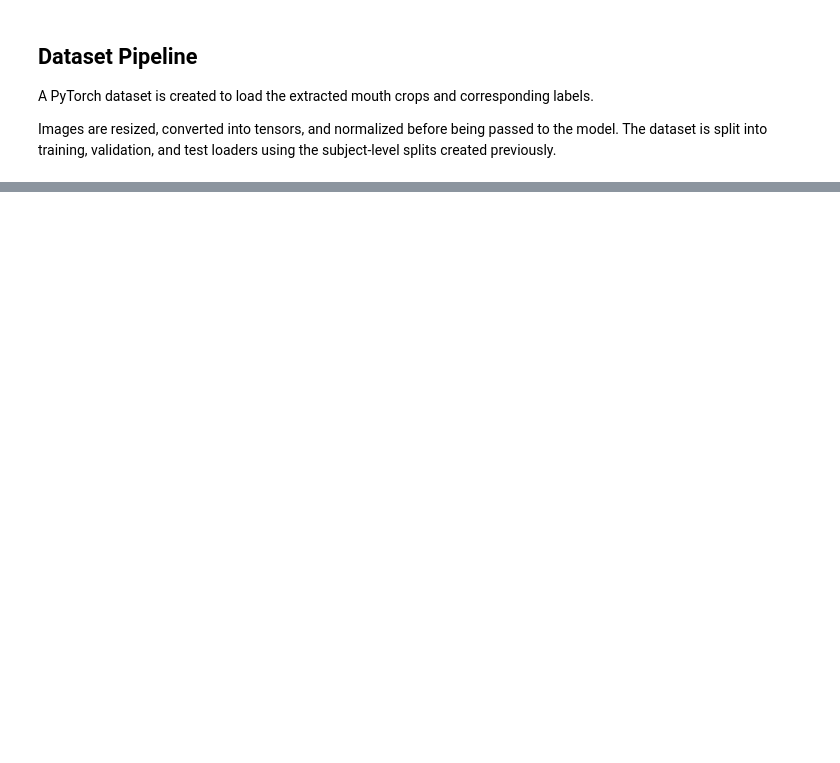
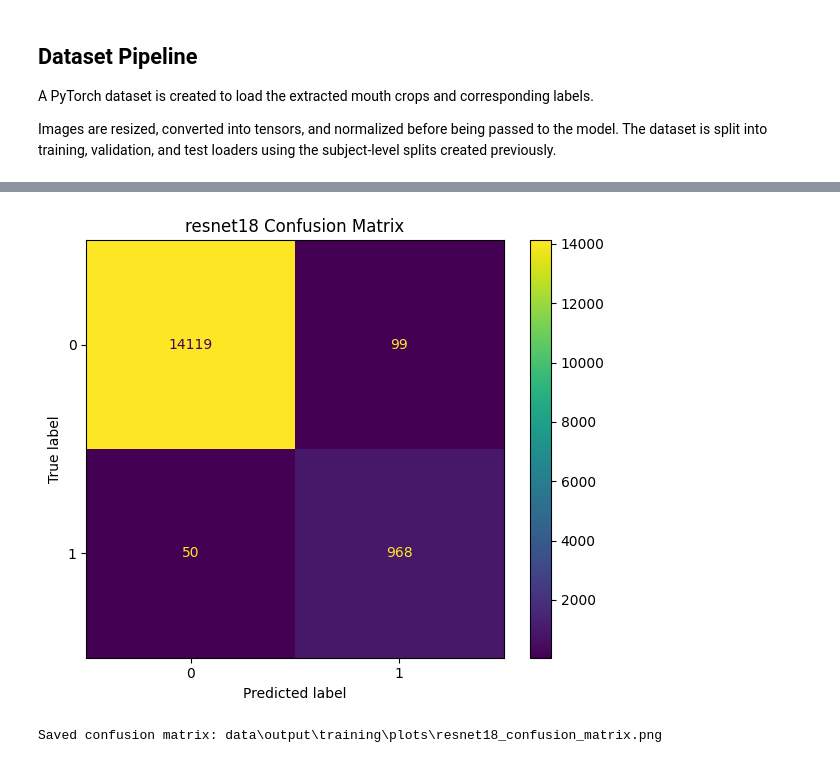
Before and after one commit to obelaith/Computer-Vision-Projects, a Jupyter notebook: YawDD_mainn.ipynb, the cells around one changed output, grey strips where cells are left out. Cells and saved outputs as stored; diff of their text form; code cells hidden in the pictures; blank space fills up the shorter version.

```diff
--- a/YawDD_mainn.ipynb
+++ b/YawDD_mainn.ipynb
@@ -860,0 +2140,53 @@ Images are resized, converted into tensors, and normalized before being passed t
+# %%
+import matplotlib.pyplot as plt
+from sklearn.metrics import ConfusionMatrixDisplay
+
+labels = sorted(
+    np.unique(
+        np.concatenate([y_true, y_pred])
+    )
+)
+
+cm = confusion_matrix(
+    y_true,
+    y_pred,
+    labels=labels
+)
+
+confusion_matrix_path = (
+    PLOTS_DIR / f"{MODEL_NAME}_confusion_matrix.png"
+)
+
+display = ConfusionMatrixDisplay(
+    confusion_matrix=cm,
+    display_labels=[str(label) for label in labels]
+)
+
+fig, ax = plt.subplots(figsize=(6, 5))
+
+display.plot(
+    ax=ax,
+    values_format="d"
+)
+
+ax.set_title(
+    f"{MODEL_NAME} Confusion Matrix"
+)
+
+fig.tight_layout()
+
+fig.savefig(
+    confusion_matrix_path,
+    dpi=150,
+    bbox_inches="tight"
+)
+
+plt.show()
+
+print(
+    f"Saved confusion matrix: "
+    f"{confusion_matrix_path}"
+)
+# %% [output]
+[figure, added]
+Saved confusion matrix: data\output\training\plots\resnet18_confusion_matrix.png
```
Also changed, not shown: parts of 55 cells of this notebook, 1 other file.
